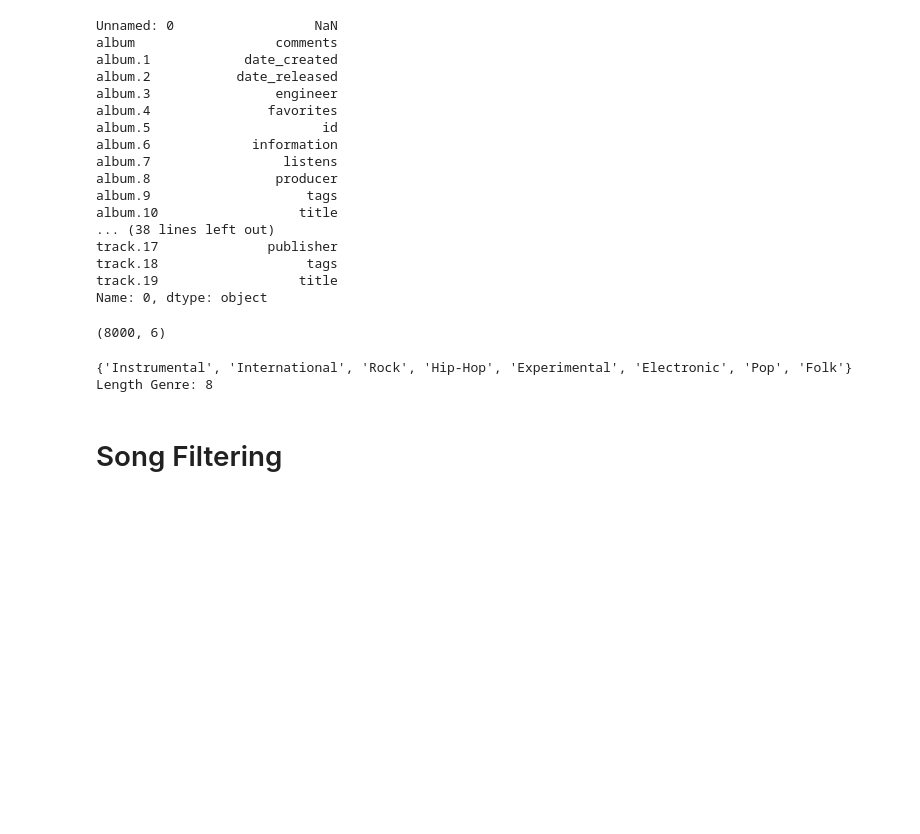
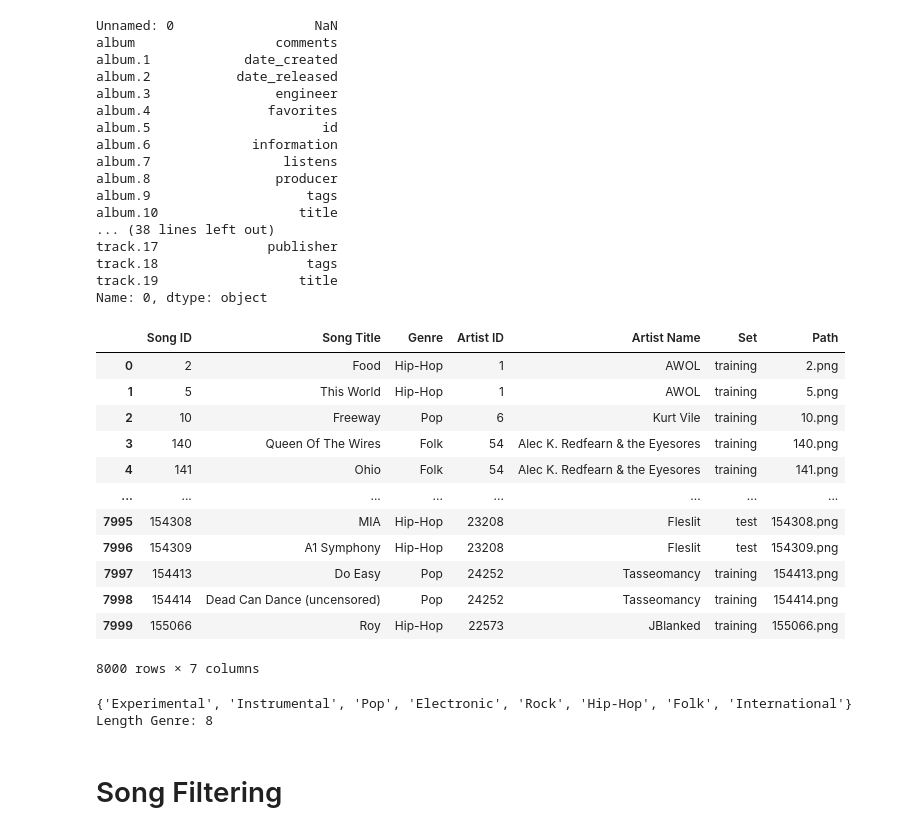
Before and after one commit to Yuzper/BachelorProjectMusic, a Jupyter notebook: FMA Data.ipynb, the cells around one changed output. Saved outputs shown, nothing was run; the diff lists cells and outputs as text; code cells hidden in the pictures; blank space fills up the shorter version.

```diff
--- a/FMA Data.ipynb
+++ b/FMA Data.ipynb
@@ -47,33 +47,49 @@ Name: 0, dtype: object
 # %%
 def list_files(dir): # Goes through directiories and subdirectories to find all file names and adds them to a list.
     ids = []
     for root, dirs, files in os.walk(dir):
         for name in files:
             if name == "checksums" or name == "README.txt":
                 continue
             else:
                 ids.append(name)
 
     for i in range(len(ids)):
         ids[i] = int(ids[i][0:-4]) # Removes the .mp3 extension
     return ids
 #print(ids)
 ids = list_files("Data/fma_small") # Gathers all the indexes that corresponds to the small subset of the FMA dataset
 ################################################################################################
 
 # Data Reprocessing formatting the dataframe.
 FMA_Data_Small = FMA_Data.drop([0,1]) # Drops rows with names of columns but no data.
 FMA_Data_Small["Unnamed: 0"] = FMA_Data_Small["Unnamed: 0"].astype(int) # Converts ID to intergers
 FMA_Data_Small = FMA_Data_Small[["Unnamed: 0","track.19","track.7","artist.7","artist.12","set"]] # Selects relevant subset of columns
 # Renames all columns to something meaningfull.
-FMA_Data_Small = FMA_Data_Small.rename(columns={"Unnamed: 0":"ID", "track.19":"Song Title", "track.7":"Genre","artist.7":"Artist ID","artist.12":"Artist Name","set":"Set"})
+FMA_Data_Small = FMA_Data_Small.rename(columns={"Unnamed: 0":"Song ID", "track.19":"Song Title", "track.7":"Genre","artist.7":"Artist ID","artist.12":"Artist Name","set":"Set"})
 FMA_Data_Small = FMA_Data_Small.reset_index(drop=True)
 
-fma_small = FMA_Data_Small[FMA_Data_Small["ID"].isin(ids)] # Checks if the song id of each row is in the ids list and filteres the data.
+# Create the new column by concatenating the "Song ID" with '.png'
+FMA_Data_Small["Path"] = FMA_Data_Small["Song ID"].astype(str) + ".png"
+
+fma_small = FMA_Data_Small[FMA_Data_Small["Song ID"].isin(ids)] # Checks if the song id of each row is in the ids list and filteres the data.
 fma_small = fma_small.reset_index(drop=True)
 fma_small.shape
+fma_small
 # %% [output]
+|  | Song ID | Song Title | Genre | Artist ID | Artist Name | Set | Path |
+| 0 | 2 | Food | Hip-Hop | 1 | AWOL | training | 2.png |
+| 1 | 5 | This World | Hip-Hop | 1 | AWOL | training | 5.png |
+| 2 | 10 | Freeway | Pop | 6 | Kurt Vile | training | 10.png |
+| 3 | 140 | Queen Of The Wires | Folk | 54 | Alec K. Redfearn & the Eyesores | training | 140.png |
+| 4 | 141 | Ohio | Folk | 54 | Alec K. Redfearn & the Eyesores | training | 141.png |
+| ... | ... | ... | ... | ... | ... | ... | ... |
+| 7995 | 154308 | MIA | Hip-Hop | 23208 | Fleslit | test | 154308.png |
+| 7996 | 154309 | A1 Symphony | Hip-Hop | 23208 | Fleslit | test | 154309.png |
+| 7997 | 154413 | Do Easy | Pop | 24252 | Tasseomancy | training | 154413.png |
+| 7998 | 154414 | Dead Can Dance (uncensored) | Pop | 24252 | Tasseomancy | training | 154414.png |
+| 7999 | 155066 | Roy | Hip-Hop | 22573 | JBlanked | training | 155066.png |
-(8000, 6)
+8000 rows × 7 columns
 # %%
 genres = set()
 for genre in fma_small["Genre"]:
@@ -82,7 +98,7 @@ for genre in fma_small["Genre"]:
 print(genres)
 print("Length Genre:",len(genres))
 # %% [output]
-{'Instrumental', 'International', 'Rock', 'Hip-Hop', 'Experimental', 'Electronic', 'Pop', 'Folk'}
+{'Experimental', 'Instrumental', 'Pop', 'Electronic', 'Rock', 'Hip-Hop', 'Folk', 'International'}
 Length Genre: 8
 # %% [markdown]
 # Song Filtering
```
Also changed, not shown: parts of 5 cells of this notebook, 37 other files.
